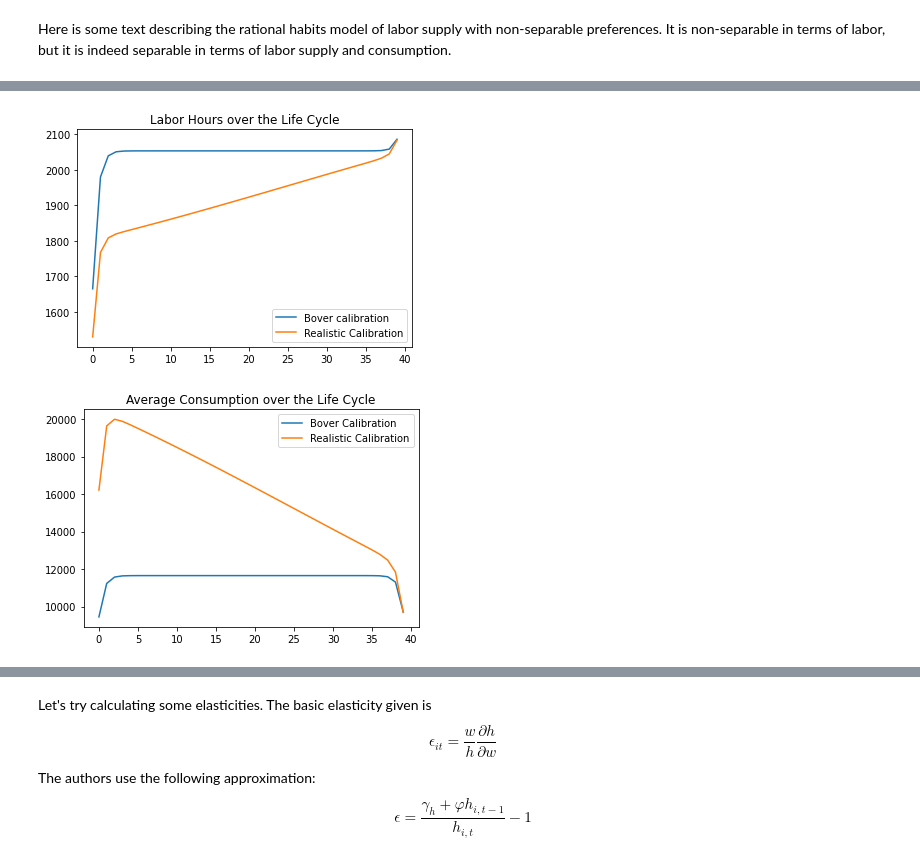
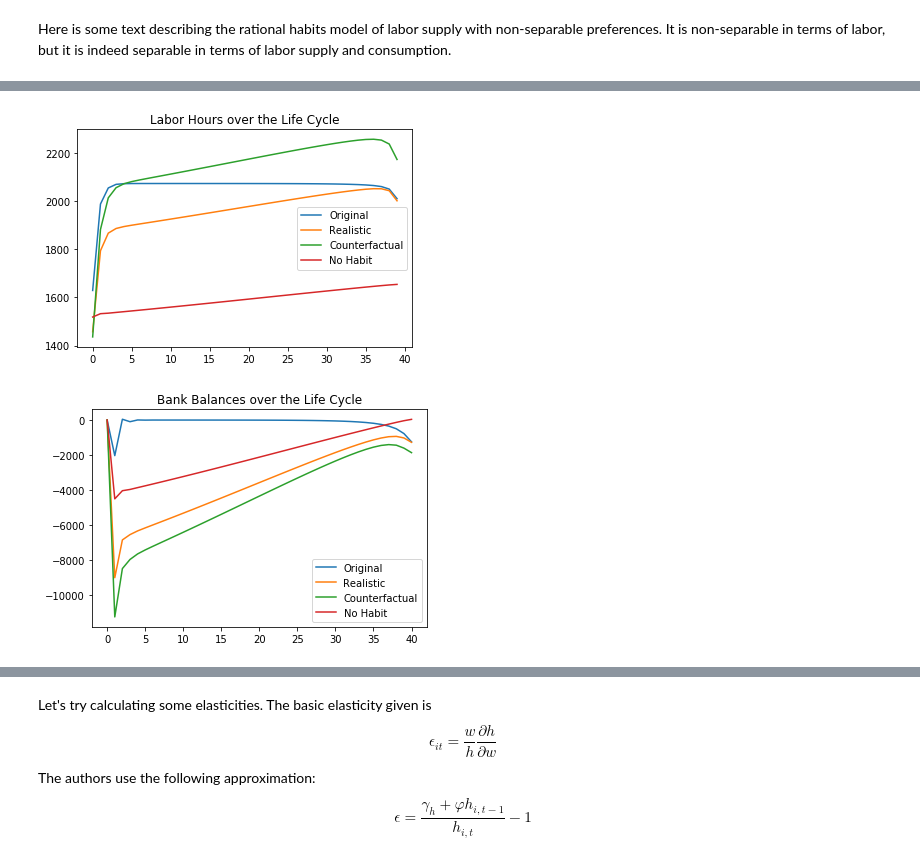
Before and after one commit to mmdrozd/CompMethods2021-DrozdMM, a Jupyter notebook: ProjectMMD.ipynb, the cells around one changed output, grey strips where cells are left out. Cells and saved outputs as stored; diff of their text form; code cells hidden in the pictures.

```diff
--- a/ProjectMMD.ipynb
+++ b/ProjectMMD.ipynb
@@ -190,0 +76,33 @@ plt.show()
+# %%
+#calibration for first original
+gamma_h1 = 1768.1516
+gamma_c1 = 4454.0084
+varphi1 = 0.2205
+rho1 = 0.2429
+r1 = 0.2429
+
+#calibration for original
+gamma_h2 = 1768.1516
+gamma_c2 = 4454.0084
+varphi2 = 0.2205
+rho2 = 0.08
+r2 = 0.02
+
+#counterfactual
+gamma_h3 = 1768.1516
+gamma_c3 = 4454.0084
+varphi3 = 0.3
+rho3 = 0.08
+r3 = 0.02
+
+#no habit
+gamma_h4 = 1768.1516
+gamma_c4 = 4454.0084
+varphi4 = 0.0
+rho4 = 0.08
+r4 = 0.02
+
+c,h,b = life_cycle(gamma_h=gamma_h1, gamma_c=gamma_c1, varphi=varphi1, rho=rho1, r=r1)
+c2,h2,b2=life_cycle(gamma_h=gamma_h2, gamma_c=gamma_c2, varphi=varphi2, rho=rho2, r=r2)
+c3, h3, b3=life_cycle(gamma_h=gamma_h3, gamma_c=gamma_c3, varphi=varphi3, rho=rho3, r=r3)
+c4,h4,b4 = life_cycle(gamma_h=gamma_h4, gamma_c=gamma_c4, varphi=varphi4, rho=rho4, r=r4)
@@ -191,18 +120,22 @@ plt.show()
 # %%
 plt.figure()
-plt.plot(mean_hours, label="Bover calibration")
-plt.plot(mean_hours2, label="Realistic Calibration")
+plt.plot(h, label='Original')
+plt.plot(h2, label='Realistic')
+plt.plot(h3, label='Counterfactual')
+plt.plot(h4, label='No Habit')
 plt.legend()
 plt.title('Labor Hours over the Life Cycle')
 plt.show()
 # %% [output]
-[figure, old version]
+[figure, new version]
 # %%
 plt.figure()
-plt.plot(mean_consumption, label="Bover Calibration")
-plt.plot(mean_cons2, label="Realistic Calibration")
+plt.plot(b, label='Original')
+plt.plot(b2, label='Realistic')
+plt.plot(b3, label='Counterfactual')
+plt.plot(b4, label='No Habit')
 plt.legend()
-plt.title('Average Consumption over the Life Cycle')
+plt.title('Bank Balances over the Life Cycle')
 plt.show()
 # %% [output]
-[figure, old version]
+[figure, new version]
```
Also changed, not shown: parts of 27 cells of this notebook.
